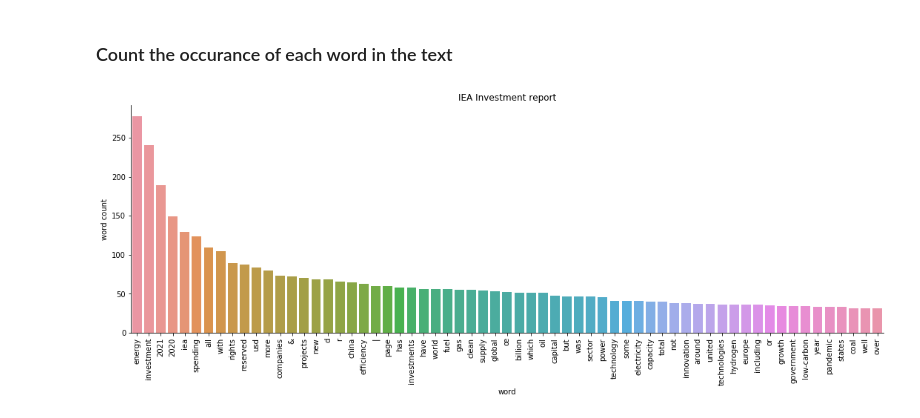
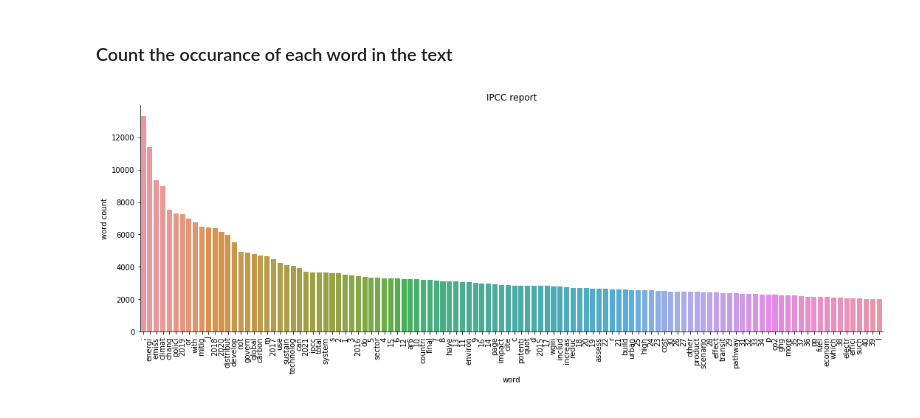
Before and after one commit to muadelm/PDF_report_to_WordCloud, a Jupyter notebook: PDF report_ what do reports say-Papers-Functions_FullCode.ipynb, the cells around one changed output. Cells and saved outputs as stored; diff of their text form; code cells hidden in the pictures.

Commit message:
ipcc report

```diff
--- a/PDF report_ what do reports say-Papers-Functions_FullCode.ipynb
+++ b/PDF report_ what do reports say-Papers-Functions_FullCode.ipynb
@@ -373,6 +365,6 @@ def plot_of_counts(text, plot_title, number_of_repeats_to_ignore):
     #plot the outcome
     word_count_plot(total_text_count_x, plot_title)
 # %%
-plot_of_counts(text_total_tocloud, 'IEA Investment report', 30)
+plot_of_counts(text_total_tocloud, 'IPCC report', 2000)
 # %% [output]
-[figure, old version]
+[figure, new version]
```
Also changed, not shown: parts of 6 cells of this notebook.
